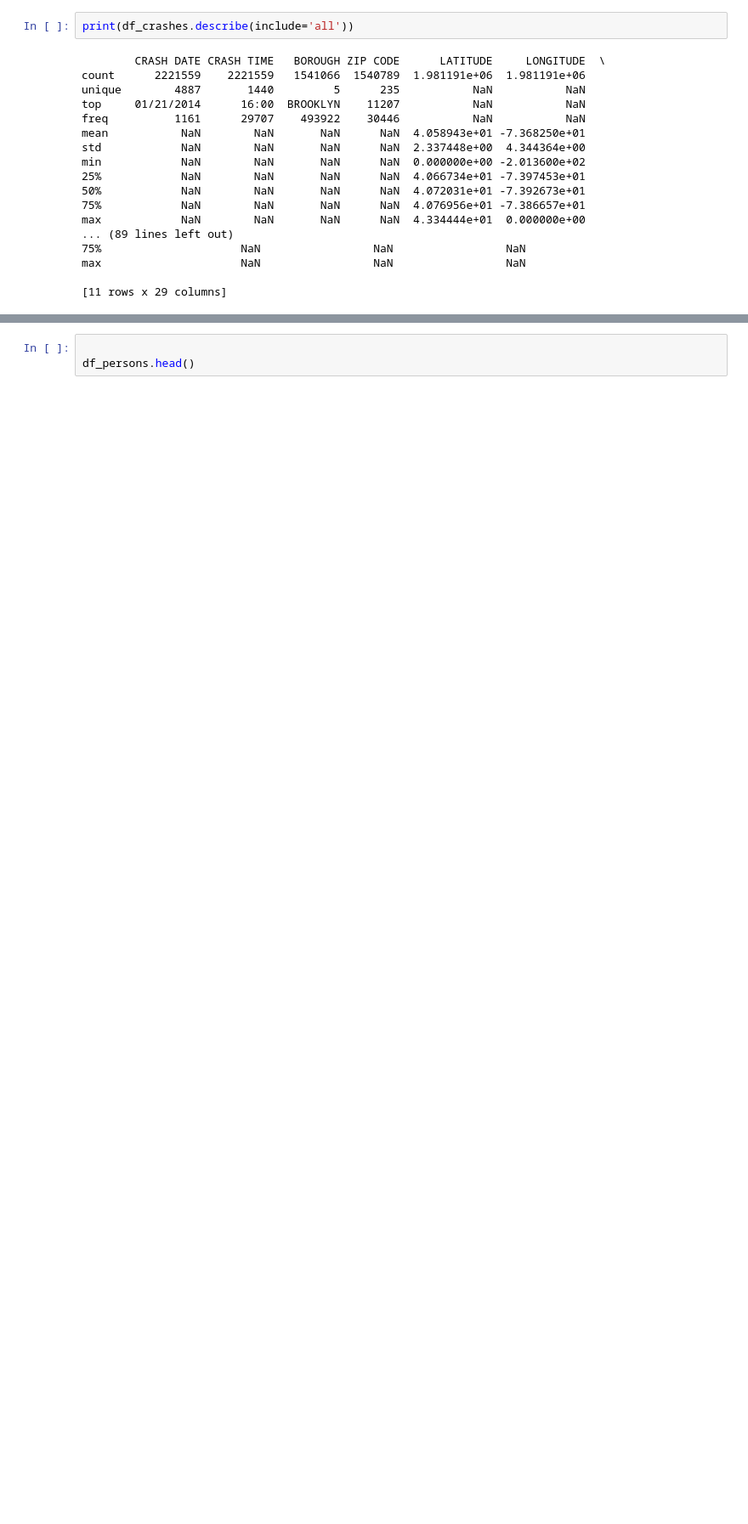
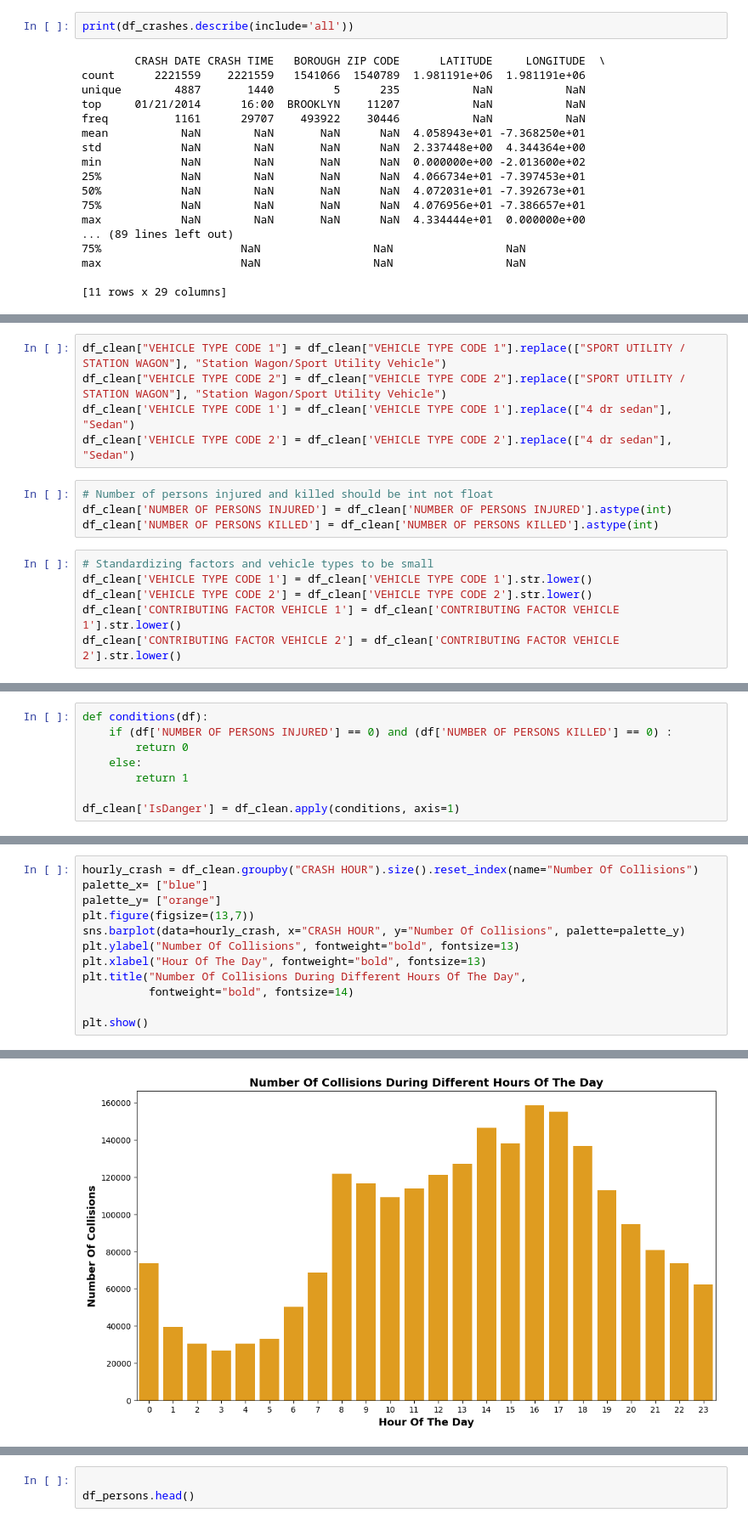
Before and after one commit to AmirBassemAdibAbdou/DataEngineering-Visualization, a Jupyter notebook: ProjectOneData&Vis.ipynb, the cells around one changed output, grey strips where cells are left out. Shown: that part at 85% size. Cells and saved outputs as stored; diff of their text form; blank space fills up the shorter version.

```diff
--- a/ProjectOneData&Vis.ipynb
+++ b/ProjectOneData&Vis.ipynb
@@ -295,0 +255,15 @@ STATEN ISLAND                    19428.0                     106.0
+# %%
+df_clean["VEHICLE TYPE CODE 1"] = df_clean["VEHICLE TYPE CODE 1"].replace(["SPORT UTILITY / STATION WAGON"], "Station Wagon/Sport Utility Vehicle")
+df_clean["VEHICLE TYPE CODE 2"] = df_clean["VEHICLE TYPE CODE 2"].replace(["SPORT UTILITY / STATION WAGON"], "Station Wagon/Sport Utility Vehicle")
+df_clean['VEHICLE TYPE CODE 1'] = df_clean['VEHICLE TYPE CODE 1'].replace(["4 dr sedan"], "Sedan")
+df_clean['VEHICLE TYPE CODE 2'] = df_clean['VEHICLE TYPE CODE 2'].replace(["4 dr sedan"], "Sedan")
+# %%
+# Number of persons injured and killed should be int not float
+df_clean['NUMBER OF PERSONS INJURED'] = df_clean['NUMBER OF PERSONS INJURED'].astype(int)
+df_clean['NUMBER OF PERSONS KILLED'] = df_clean['NUMBER OF PERSONS KILLED'].astype(int)
+# %%
+# Standardizing factors and vehicle types to be small
+df_clean['VEHICLE TYPE CODE 1'] = df_clean['VEHICLE TYPE CODE 1'].str.lower()
+df_clean['VEHICLE TYPE CODE 2'] = df_clean['VEHICLE TYPE CODE 2'].str.lower()
+df_clean['CONTRIBUTING FACTOR VEHICLE 1'] = df_clean['CONTRIBUTING FACTOR VEHICLE 1'].str.lower()
+df_clean['CONTRIBUTING FACTOR VEHICLE 2'] = df_clean['CONTRIBUTING FACTOR VEHICLE 2'].str.lower()
@@ -295,0 +272,8 @@ STATEN ISLAND                    19428.0                     106.0
+# %%
+def conditions(df):
+    if (df['NUMBER OF PERSONS INJURED'] == 0) and (df['NUMBER OF PERSONS KILLED'] == 0) :
+        return 0
+    else:
+        return 1
+
+df_clean['IsDanger'] = df_clean.apply(conditions, axis=1)
@@ -352,0 +303,13 @@ plt.show()
+# %%
+hourly_crash = df_clean.groupby("CRASH HOUR").size().reset_index(name="Number Of Collisions")
+palette_x= ["blue"]
+palette_y= ["orange"]
+plt.figure(figsize=(13,7))
+sns.barplot(data=hourly_crash, x="CRASH HOUR", y="Number Of Collisions", palette=palette_y)
+plt.ylabel("Number Of Collisions", fontweight="bold", fontsize=13)
+plt.xlabel("Hour Of The Day", fontweight="bold", fontsize=13)
+plt.title("Number Of Collisions During Different Hours Of The Day",
+          fontweight="bold", fontsize=14)
+
+plt.show()
+# %% [output]
@@ -352,0 +321 @@ plt.show()
+[figure, added]
```
Also changed, not shown: parts of 58 cells of this notebook.
